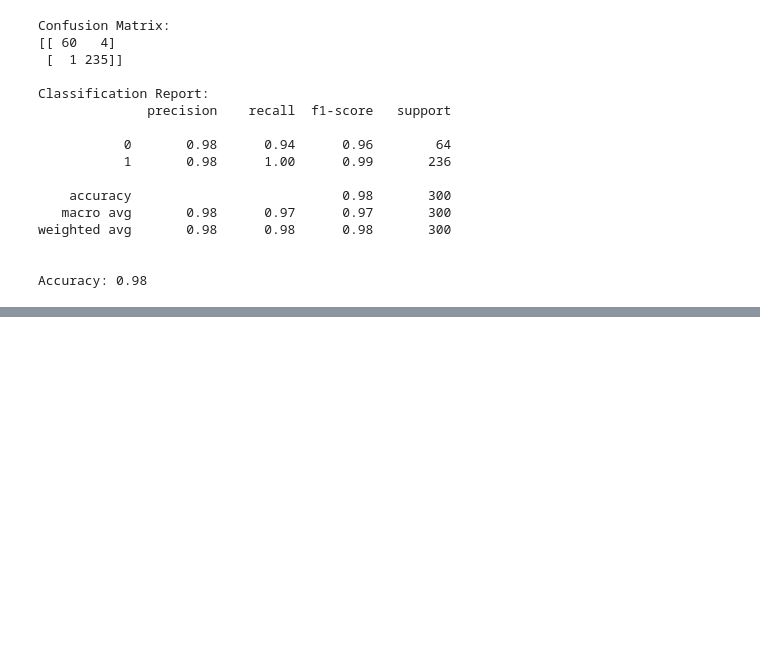
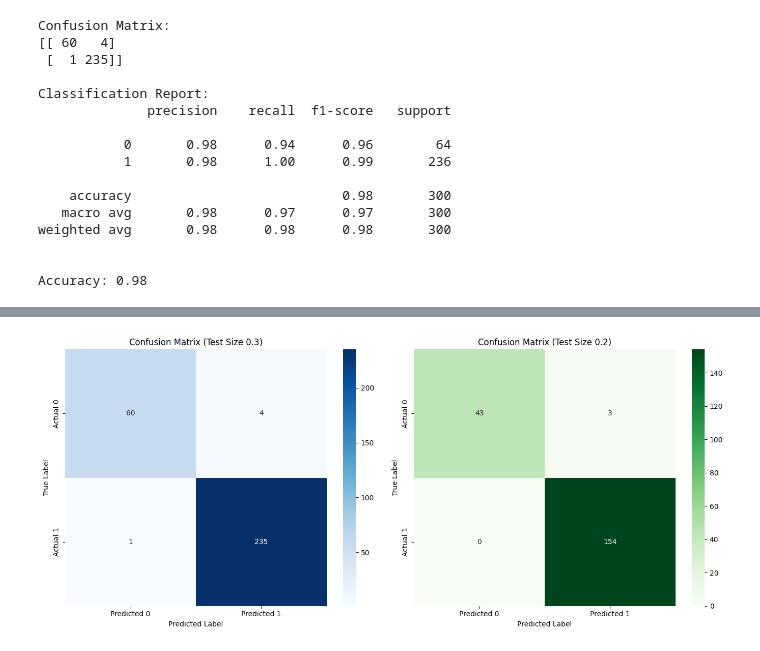
Before and after one commit to Krishna-Dhawangale/Resume-Screening-Machine-Learning-, a Jupyter notebook: SVM_Resume_Classification.ipynb, the cells around one changed output, grey strips where cells are left out. Drawn from its saved outputs; the diff is of its cells as text; code cells hidden in the pictures; blank space fills up the shorter version.

```diff
--- a/SVM_Resume_Classification.ipynb
+++ b/SVM_Resume_Classification.ipynb
@@ -373,0 +374,49 @@ Accuracy: 0.98
+# %%
+import matplotlib.pyplot as plt
+import seaborn as sns
+from sklearn.metrics import confusion_matrix, classification_report, accuracy_score
+from sklearn.model_selection import train_test_split
+from sklearn.svm import SVC
+
+# Define numerical columns
+numerical_cols = ['Experience (Years)', 'Salary Expectation ($)', 'Projects Count', 'AI Score (0-100)']
+X_numerical = df[numerical_cols]
+Y_true_labels = df['Recruiter_Decision_Mapped']
+
+# --- Confusion Matrix for test_size = 0.3 ---
+X_train_03, X_test_03, Y_train_03, Y_test_03 = train_test_split(X_numerical, Y_true_labels, train_size=0.7, test_size=0.3, random_state=42)
+
+liner_svc_03 = SVC(kernel='linear', C=100.0)
+liner_svc_03.fit(X_train_03, Y_train_03)
+Y_pred_03 = liner_svc_03.predict(X_test_03)
+cm_03 = confusion_matrix(Y_test_03, Y_pred_03)
+
+
+# --- Confusion Matrix for test_size = 0.2 ---
+X_train_02, X_test_02, Y_train_02, Y_test_02 = train_test_split(X_numerical, Y_true_labels, train_size=0.8, test_size=0.2, random_state=42)
+
+liner_svc_02 = SVC(kernel='linear', C=100.0)
+liner_svc_02.fit(X_train_02, Y_train_02)
+Y_pred_02 = liner_svc_02.predict(X_test_02)
+cm_02 = confusion_matrix(Y_test_02, Y_pred_02)
+
+
+# --- Plotting the Confusion Matrices ---
+fig, axes = plt.subplots(1, 2, figsize=(14, 6))
+
+sns.heatmap(cm_03, annot=True, fmt='d', cmap='Blues', ax=axes[0],
+            xticklabels=['Predicted 0', 'Predicted 1'], yticklabels=['Actual 0', 'Actual 1'])
+axes[0].set_title('Confusion Matrix (Test Size 0.3)')
+axes[0].set_xlabel('Predicted Label')
+axes[0].set_ylabel('True Label')
+
+sns.heatmap(cm_02, annot=True, fmt='d', cmap='Greens', ax=axes[1],
+            xticklabels=['Predicted 0', 'Predicted 1'], yticklabels=['Actual 0', 'Actual 1'])
+axes[1].set_title('Confusion Matrix (Test Size 0.2)')
+axes[1].set_xlabel('Predicted Label')
+axes[1].set_ylabel('True Label')
+
+plt.tight_layout()
+plt.show()
+# %% [output]
+[figure, added]
```
Also changed, not shown: parts of 3 cells of this notebook.
